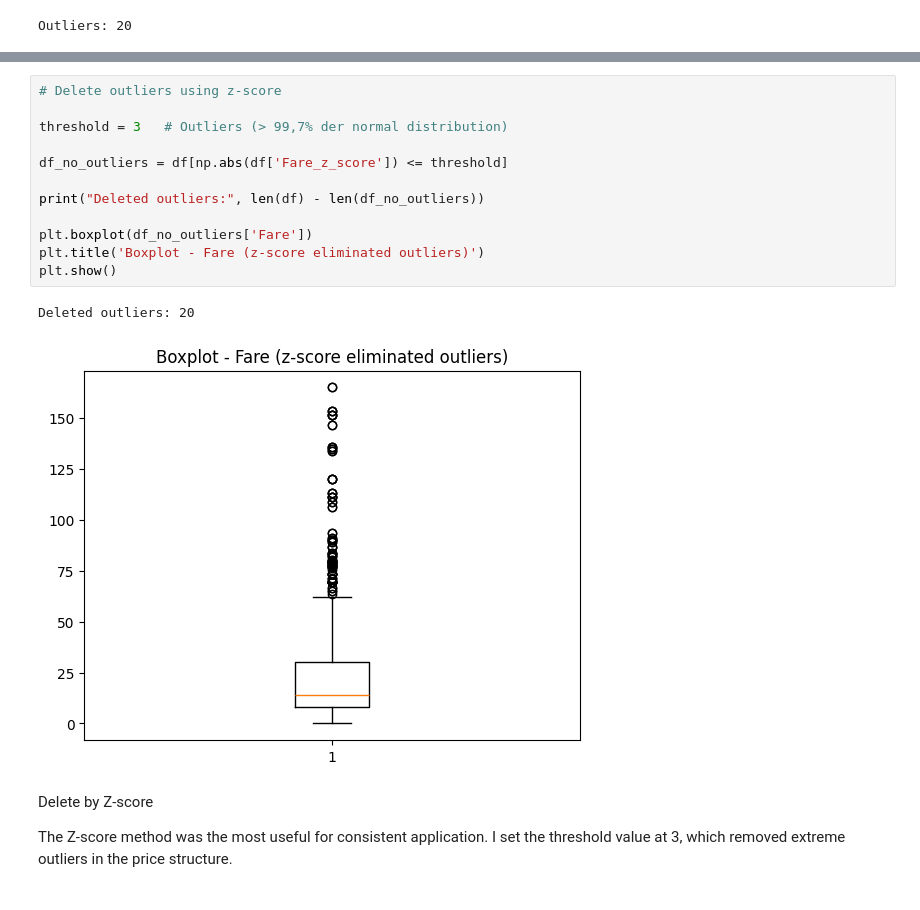
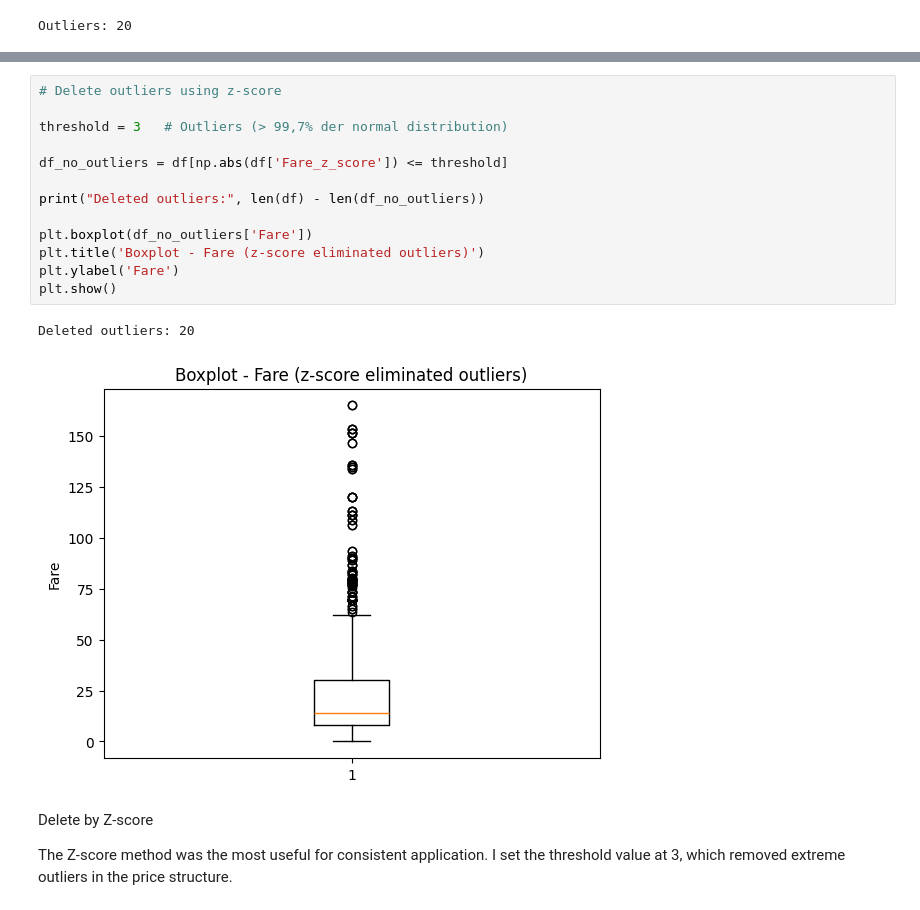
Before and after one commit to kaxmarc/statistics_ml, a Jupyter notebook: in_class_assignment/FIN_Practical_Exercise_2_–_Data_Preprocessing.ipynb, the cells around one changed output, grey strips where cells are left out. Cells and saved outputs as stored; diff of their text form.

```diff
--- a/in_class_assignment/FIN_Practical_Exercise_2_–_Data_Preprocessing.ipynb
+++ b/in_class_assignment/FIN_Practical_Exercise_2_–_Data_Preprocessing.ipynb
@@ -179,18 +186,19 @@ plt.show()
 # %%
 # Delete outliers using z-score
 
 threshold = 3   # Outliers (> 99,7% der normal distribution)
 
 df_no_outliers = df[np.abs(df['Fare_z_score']) <= threshold]
 
 print("Deleted outliers:", len(df) - len(df_no_outliers))
 
 plt.boxplot(df_no_outliers['Fare'])
 plt.title('Boxplot - Fare (z-score eliminated outliers)')
+plt.ylabel('Fare')
 plt.show()
 # %% [output]
 Deleted outliers: 20
-[figure, old version]
+[figure, new version]
 # %% [markdown]
 Delete by Z-score
 
```
Also changed, not shown: parts of 6 cells of this notebook.
